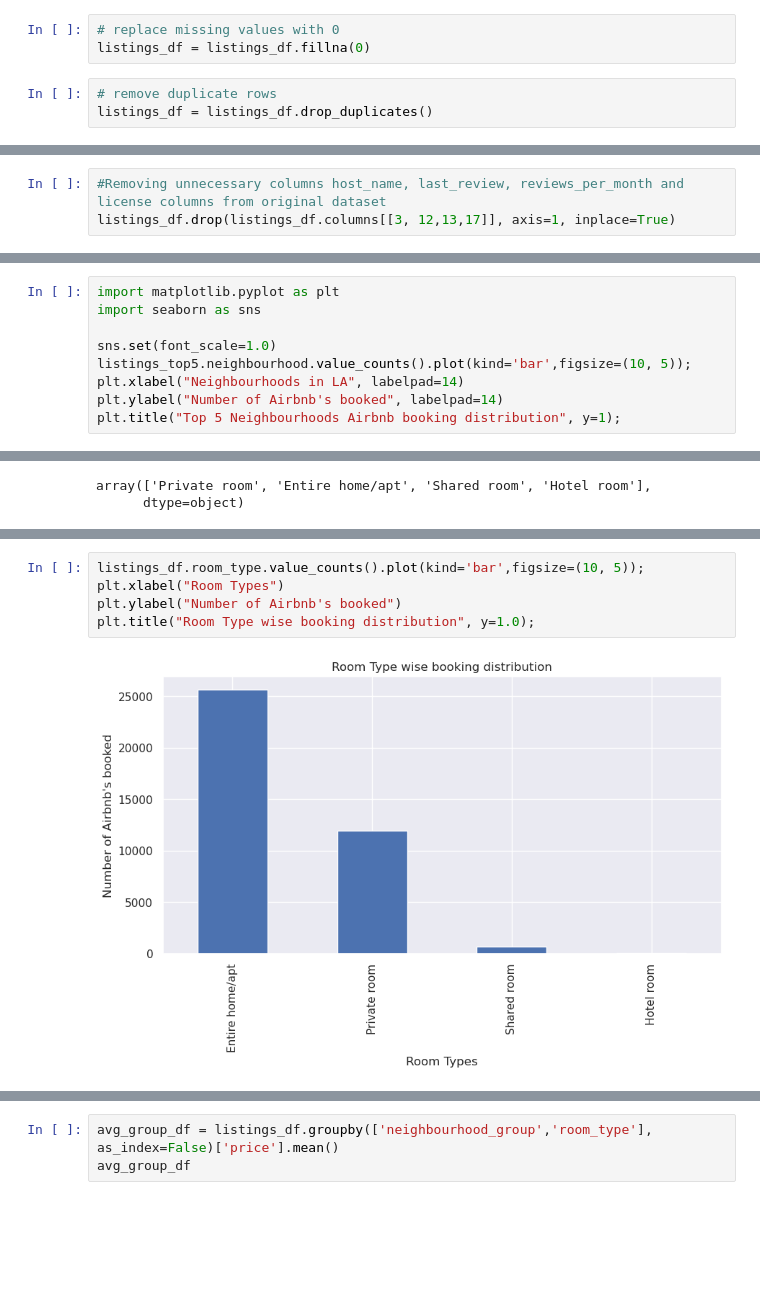
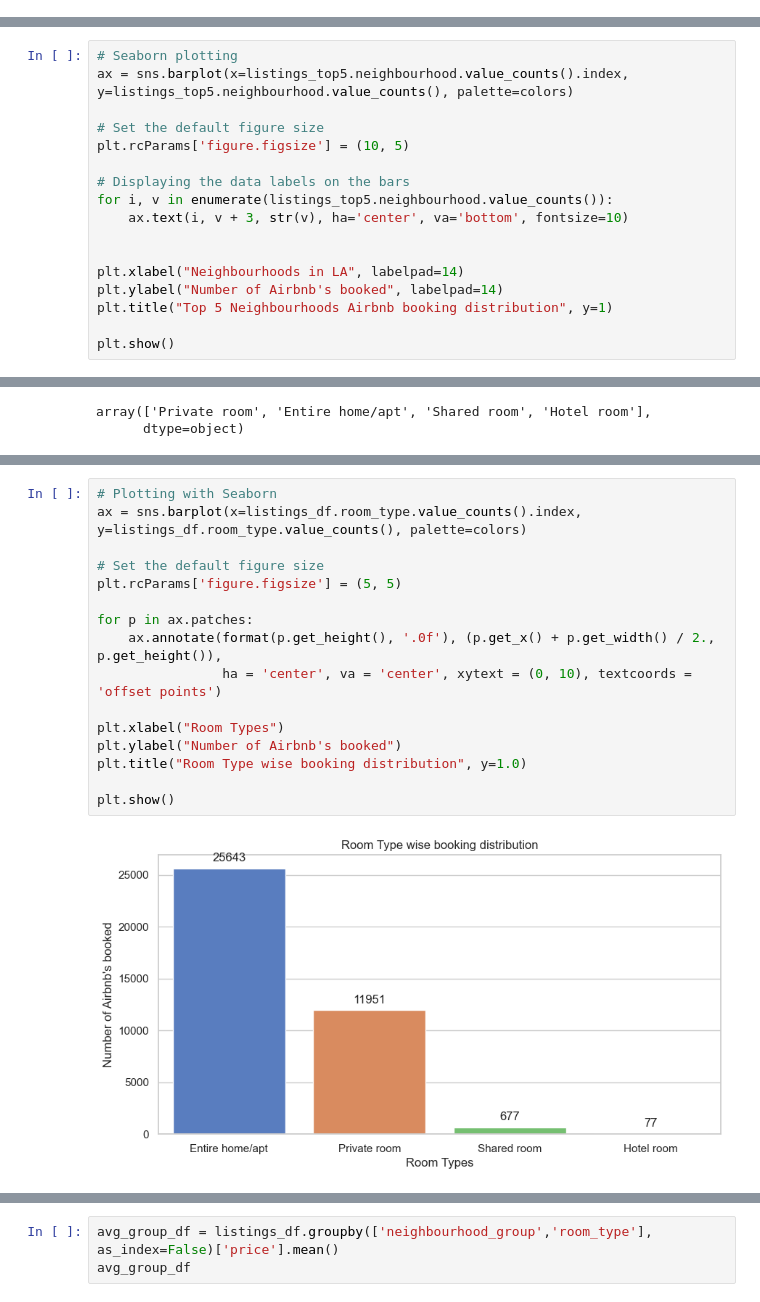
Before and after one commit to sarutlaa/Airbnb-Listings-Analysis, a Jupyter notebook: Airbnb_Analysis_L.A.ipynb, the cells around one changed output, grey strips where cells are left out. Drawn from its saved outputs; the diff is of its cells as text; blank space fills up the shorter version.

```diff
--- a/Airbnb_Analysis_L.A.ipynb
+++ b/Airbnb_Analysis_L.A.ipynb
@@ -87,6 +142,0 @@ memory usage: 5.8+ MB
-# %%
-# replace missing values with 0
-listings_df = listings_df.fillna(0)
-# %%
-# remove duplicate rows
-listings_df = listings_df.drop_duplicates()
@@ -145,3 +145,0 @@ memory usage: 5.6+ MB
-# %%
-#Removing unnecessary columns host_name, last_review, reviews_per_month and license columns from original dataset
-listings_df.drop(listings_df.columns[[3, 12,13,17]], axis=1, inplace=True)
@@ -223,12 +218,20 @@ Name: neighbourhood, Length: 265, dtype: int64
 top_neighborhoods = listings_df['neighbourhood'].value_counts().head(5).index.tolist()
 listings_top5 = listings_df[listings_df['neighbourhood'].isin(top_neighborhoods)]
 # %%
-import matplotlib.pyplot as plt
-import seaborn as sns
+# Seaborn plotting
+ax = sns.barplot(x=listings_top5.neighbourhood.value_counts().index, y=listings_top5.neighbourhood.value_counts(), palette=colors)
 
-sns.set(font_scale=1.0)
-listings_top5.neighbourhood.value_counts().plot(kind='bar',figsize=(10, 5));
+# Set the default figure size
+plt.rcParams['figure.figsize'] = (10, 5)
+
+# Displaying the data labels on the bars
+for i, v in enumerate(listings_top5.neighbourhood.value_counts()):
+    ax.text(i, v + 3, str(v), ha='center', va='bottom', fontsize=10)
+
+
 plt.xlabel("Neighbourhoods in LA", labelpad=14)
 plt.ylabel("Number of Airbnb's booked", labelpad=14)
-plt.title("Top 5 Neighbourhoods Airbnb booking distribution", y=1);
+plt.title("Top 5 Neighbourhoods Airbnb booking distribution", y=1)
+
+plt.show()
 # %% [output]
@@ -293,7 +303,18 @@ Name: room_type, dtype: int64
 # %%
-listings_df.room_type.value_counts().plot(kind='bar',figsize=(10, 5));
+# Plotting with Seaborn
+ax = sns.barplot(x=listings_df.room_type.value_counts().index, y=listings_df.room_type.value_counts(), palette=colors)
+
+# Set the default figure size
+plt.rcParams['figure.figsize'] = (5, 5)
+
+for p in ax.patches:
+    ax.annotate(format(p.get_height(), '.0f'), (p.get_x() + p.get_width() / 2., p.get_height()),
+                ha = 'center', va = 'center', xytext = (0, 10), textcoords = 'offset points')
+
 plt.xlabel("Room Types")
 plt.ylabel("Number of Airbnb's booked")
-plt.title("Room Type wise booking distribution", y=1.0);
+plt.title("Room Type wise booking distribution", y=1.0)
+
+plt.show()
 # %% [output]
-[figure, old version]
+[figure, new version]
```
Also changed, not shown: parts of 69 cells of this notebook.
